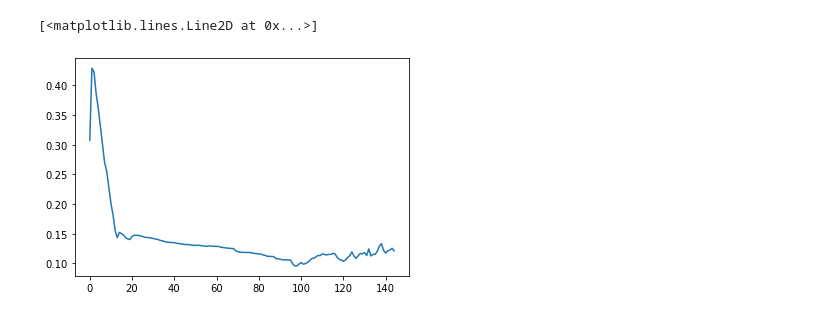
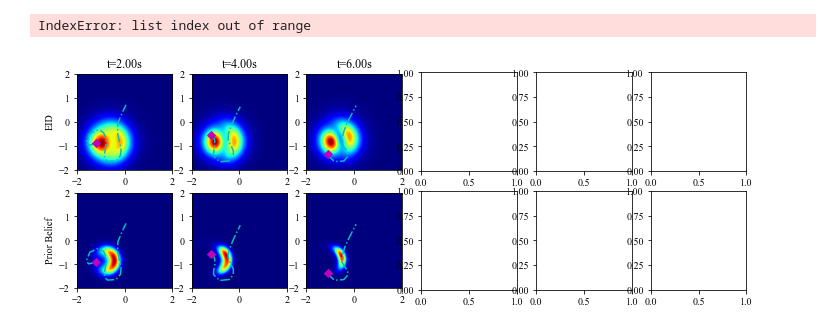
Before and after one commit to ialab-yale/time_optimal_ergodic_search, a Jupyter notebook: experiments/time_varying_search/receding_horizonDubinsCar.ipynb, the cells around one changed output. Saved outputs shown, nothing was run; the diff lists cells and outputs as text; code cells hidden in the pictures.

```diff
--- a/experiments/time_varying_search/receding_horizonDubinsCar.ipynb
+++ b/experiments/time_varying_search/receding_horizonDubinsCar.ipynb
@@ -218,5 +255,0 @@ plt.plot(erg_up_log)
-# %%
-plt.plot(dt_list)
-# %% [output]
-[<matplotlib.lines.Line2D at 0x...>]
-[figure, removed]
@@ -222,0 +258,28 @@ plt.plot(dt_list)
+# %%
+def plot_fig(ax, img, plan, tc, title=False):
+    if title:
+        ax.set_title('t={:.2f}s'.format(tc))
+    ax.imshow(img, extent=(-2,2,-2,2))
+    # ax.plot(sample_locs[:,0], sample_locs[:,1], '.r')
+    ax.plot(plan[:,0], plan[:,1], '-.c')
+    ax.plot(plan[0,0], plan[0,1], '-mD')
+
+plt.rcParams["font.family"] = "Times New Roman"
+
+fig, axs = plt.subplots(2,6, figsize=(12,4))
+
+idxs = [5, 10, 15, 25, 45, 50]
+
+axs[0,0].set_ylabel('EID')
+axs[1,0].set_ylabel('Prior Belief')
+for i, _idx in enumerate(idxs):
+    plot_fig(axs[0,i], logger.infs[_idx], logger.plans[_idx], logger.time[_idx], title=True)
+    plot_fig(axs[1,i], logger.probs[_idx], logger.plans[_idx], logger.time[_idx])
+    # if i != 0:
+    #     axs[0,i].set_xticks([])
+    #     axs[1,i].set_yticks([])
+    #     axs[1,i].set_xticks([])
+    #     axs[0,i].set_yticks([])
+# %% [output]
+IndexError: list index out of range
+[figure, added]
```
Also changed, not shown: parts of 11 cells of this notebook, 12 other files.
